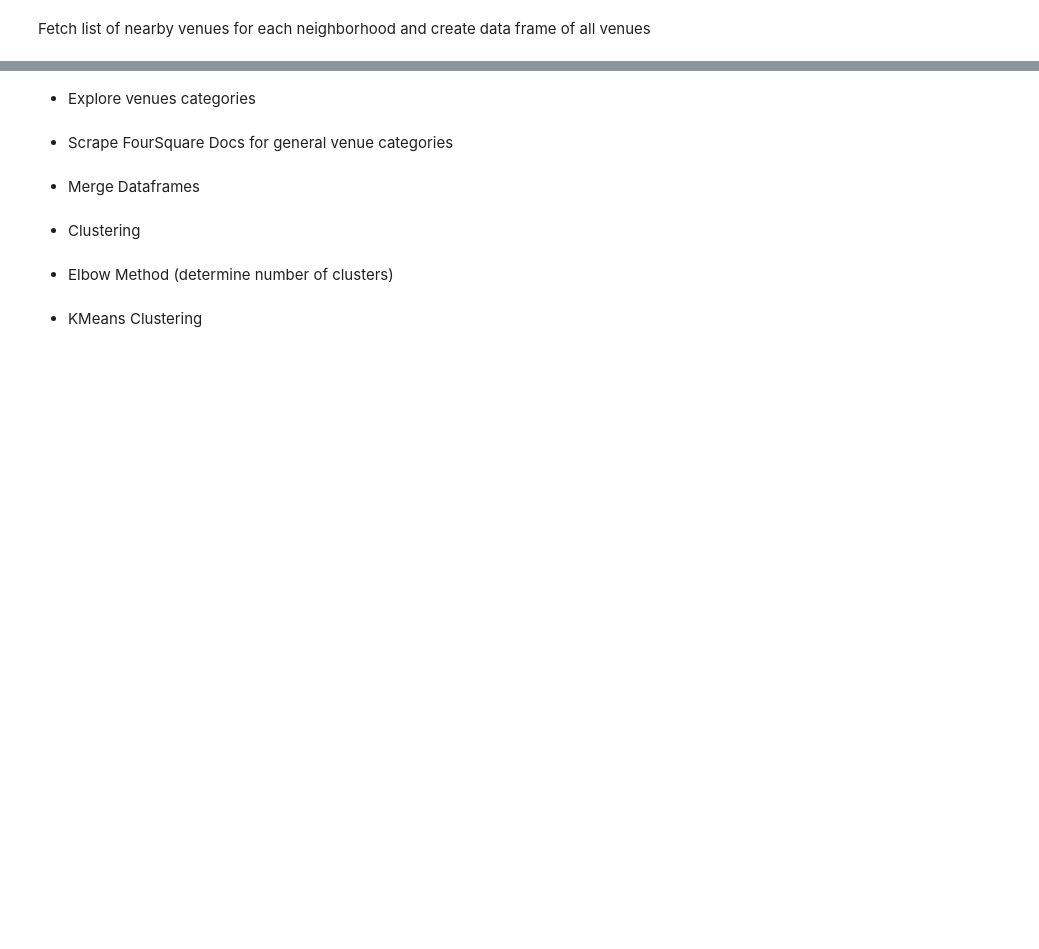
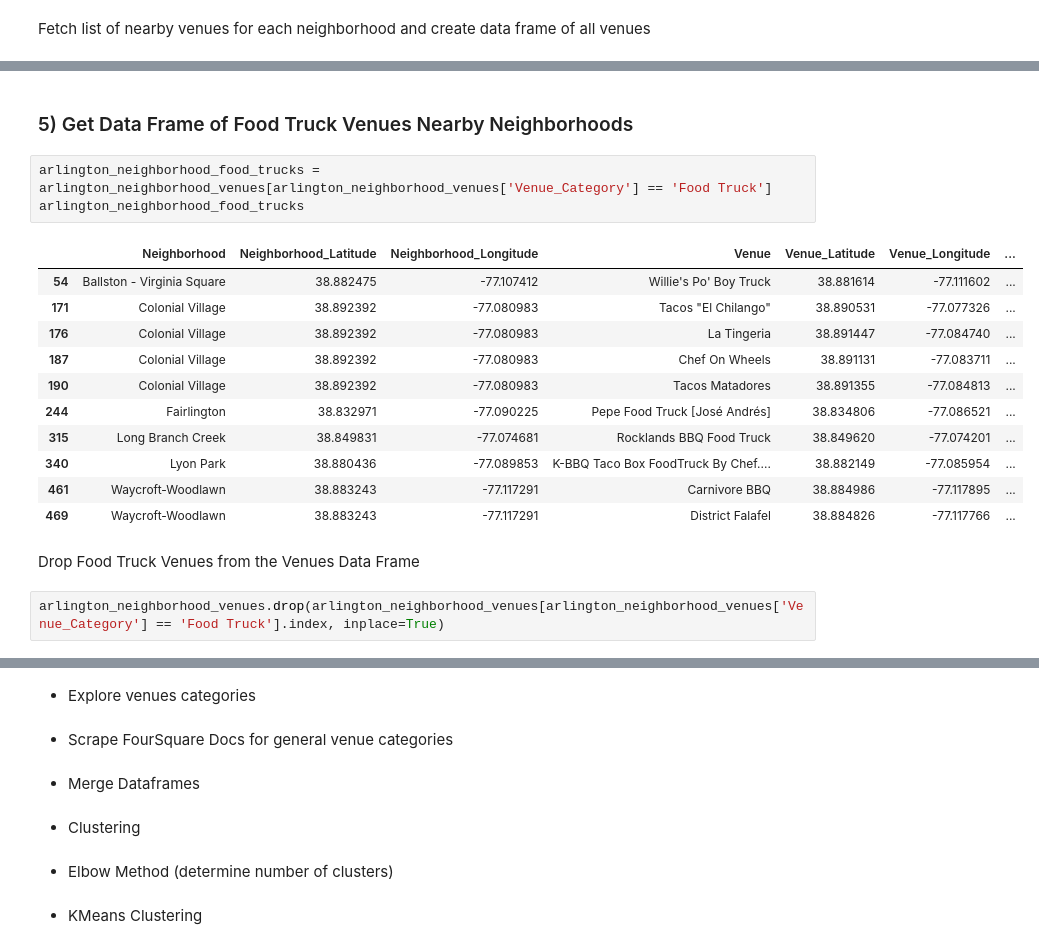
Before and after one commit to francis-eudy/battle-of-the-neighborhoods-capstone-project, a Jupyter notebook: Untitled.ipynb, the cells around one changed output, grey strips where cells are left out. Cells and saved outputs as stored; diff of their text form; blank space fills up the shorter version.

```diff
--- a/Untitled.ipynb
+++ b/Untitled.ipynb
@@ -472,0 +510,21 @@ KeyError: 'groups'
+# %% [markdown]
+### 5) Get Data Frame of Food Truck Venues Nearby Neighborhoods
+# %%
+arlington_neighborhood_food_trucks = arlington_neighborhood_venues[arlington_neighborhood_venues['Venue_Category'] == 'Food Truck']
+arlington_neighborhood_food_trucks
+# %% [output]
+|  | Neighborhood | Neighborhood_Latitude | Neighborhood_Longitude | Venue | Venue_Latitude | Venue_Longitude | ... |
+| 54 | Ballston - Virginia Square | 38.882475 | -77.107412 | Willie's Po' Boy Truck | 38.881614 | -77.111602 | ... |
+| 171 | Colonial Village | 38.892392 | -77.080983 | Tacos "El Chilango" | 38.890531 | -77.077326 | ... |
+| 176 | Colonial Village | 38.892392 | -77.080983 | La Tingeria | 38.891447 | -77.084740 | ... |
+| 187 | Colonial Village | 38.892392 | -77.080983 | Chef On Wheels | 38.891131 | -77.083711 | ... |
+| 190 | Colonial Village | 38.892392 | -77.080983 | Tacos Matadores | 38.891355 | -77.084813 | ... |
+| 244 | Fairlington | 38.832971 | -77.090225 | Pepe Food Truck [José Andrés] | 38.834806 | -77.086521 | ... |
+| 315 | Long Branch Creek | 38.849831 | -77.074681 | Rocklands BBQ Food Truck | 38.849620 | -77.074201 | ... |
+| 340 | Lyon Park | 38.880436 | -77.089853 | K-BBQ Taco Box FoodTruck By Chef.... | 38.882149 | -77.085954 | ... |
+| 461 | Waycroft-Woodlawn | 38.883243 | -77.117291 | Carnivore BBQ | 38.884986 | -77.117895 | ... |
+| 469 | Waycroft-Woodlawn | 38.883243 | -77.117291 | District Falafel | 38.884826 | -77.117766 | ... |
+# %% [markdown]
+Drop Food Truck Venues from the Venues Data Frame
+# %%
+arlington_neighborhood_venues.drop(arlington_neighborhood_venues[arlington_neighborhood_venues['Venue_Category'] == 'Food Truck'].index, inplace=True)
```
Also changed, not shown: parts of 9 cells of this notebook.
